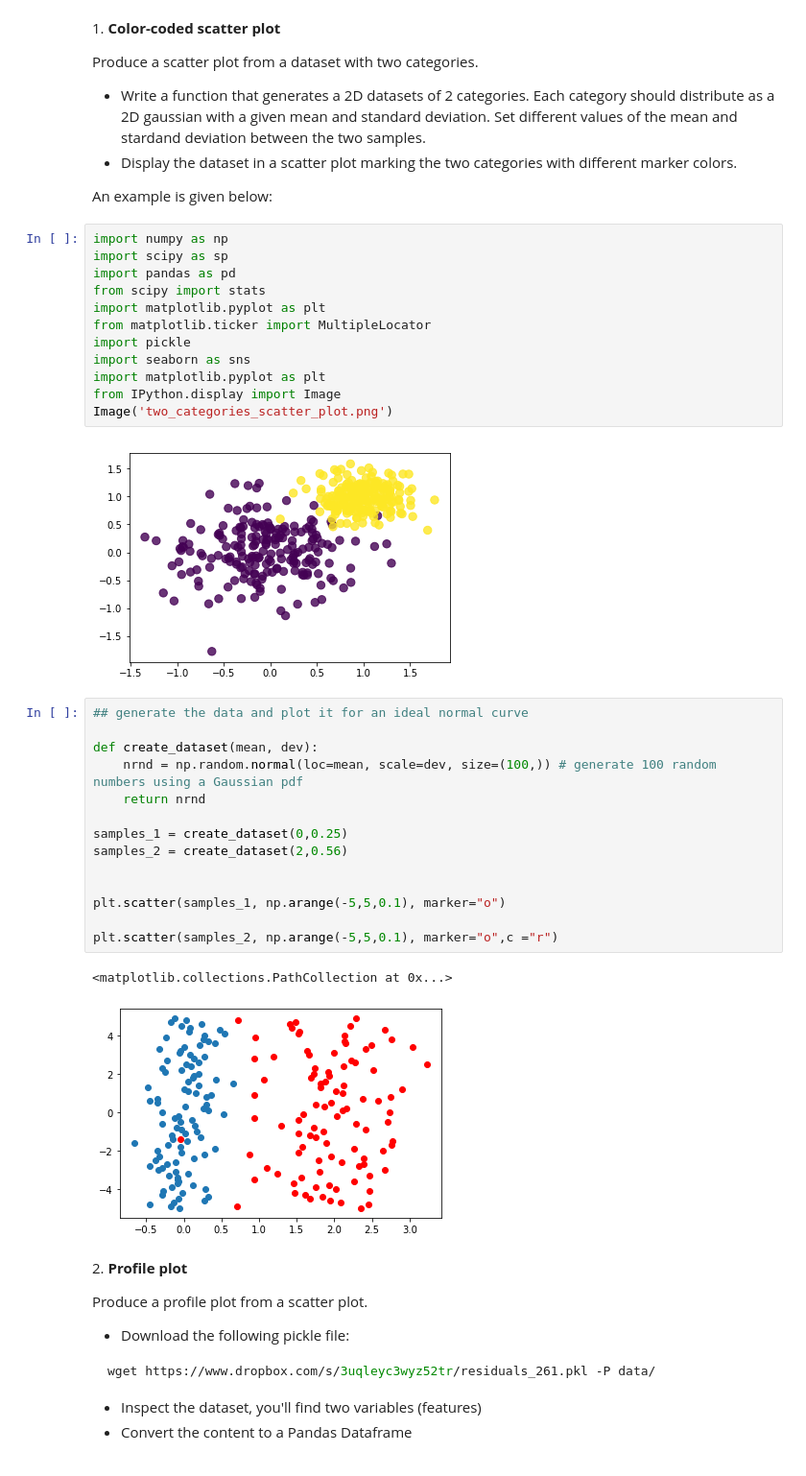
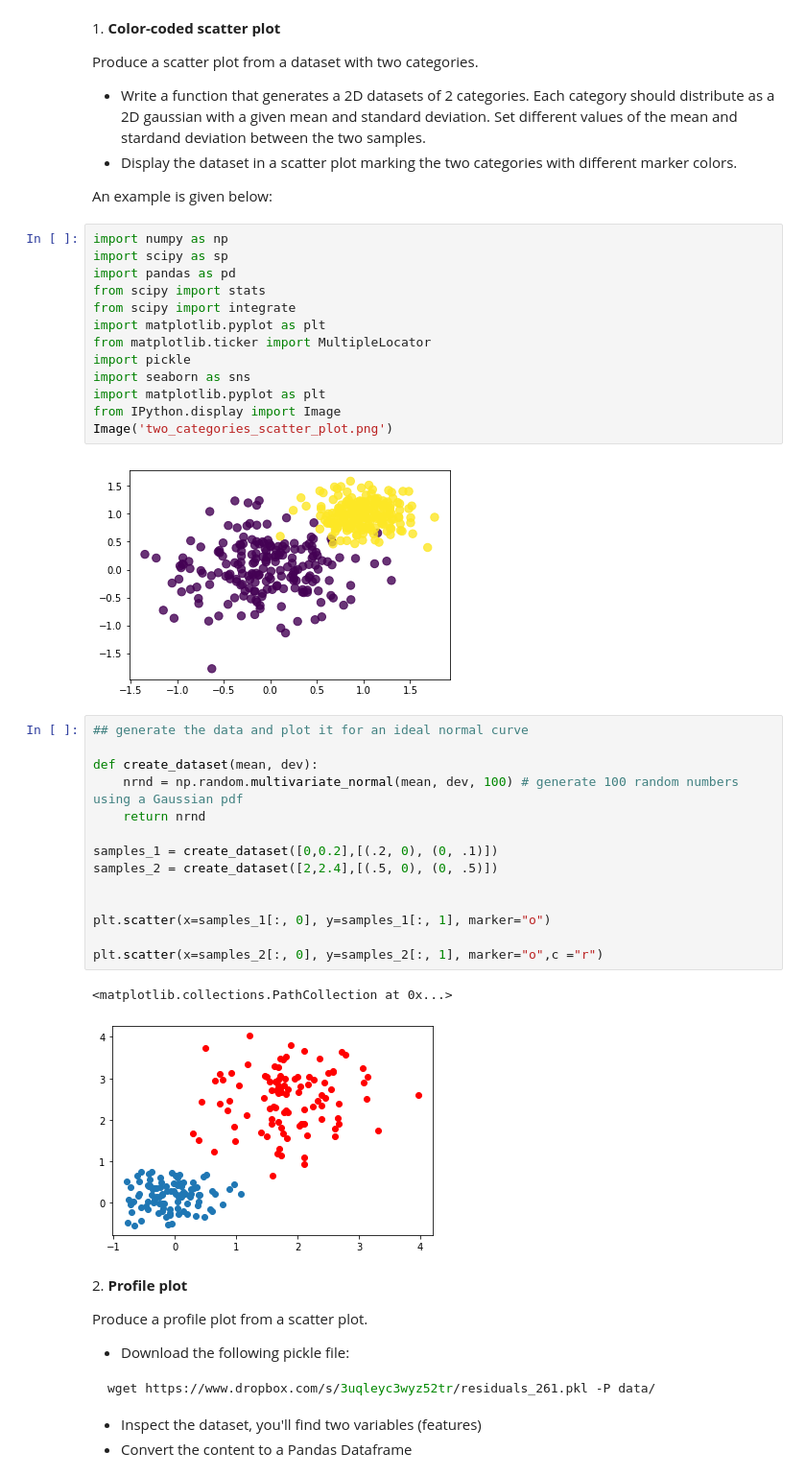
Before and after one commit to zucchett/HighLevelProgramming2021, a Jupyter notebook: 07ex_visualization.ipynb, the cells around one changed output. Shown at 96% size. Cells and saved outputs as stored; diff of their text form.

```diff
--- a/07ex_visualization.ipynb
+++ b/07ex_visualization.ipynb
@@ -12,6 +12,7 @@ import numpy as np
 import scipy as sp
 import pandas as pd
 from scipy import stats
+from scipy import integrate
 import matplotlib.pyplot as plt
 from matplotlib.ticker import MultipleLocator
 import pickle
@@ -24,20 +25,20 @@ Image('two_categories_scatter_plot.png')
 # %%
 ## generate the data and plot it for an ideal normal curve
 
 def create_dataset(mean, dev):
-    nrnd = np.random.normal(loc=mean, scale=dev, size=(100,)) # generate 100 random numbers using a Gaussian pdf
+    nrnd = np.random.multivariate_normal(mean, dev, 100) # generate 100 random numbers using a Gaussian pdf
     return nrnd
 
-samples_1 = create_dataset(0,0.25)
-samples_2 = create_dataset(2,0.56)
+samples_1 = create_dataset([0,0.2],[(.2, 0), (0, .1)])
+samples_2 = create_dataset([2,2.4],[(.5, 0), (0, .5)])
 
 
-plt.scatter(samples_1, np.arange(-5,5,0.1), marker="o")
+plt.scatter(x=samples_1[:, 0], y=samples_1[:, 1], marker="o")
 
-plt.scatter(samples_2, np.arange(-5,5,0.1), marker="o",c ="r")
+plt.scatter(x=samples_2[:, 0], y=samples_2[:, 1], marker="o",c ="r")
 # %% [output]
 <matplotlib.collections.PathCollection at 0x...>
-[figure, old version]
+[figure, new version]
 # %% [markdown]
 2\. **Profile plot**
 
```
Also changed, not shown: parts of 2 cells of this notebook.
